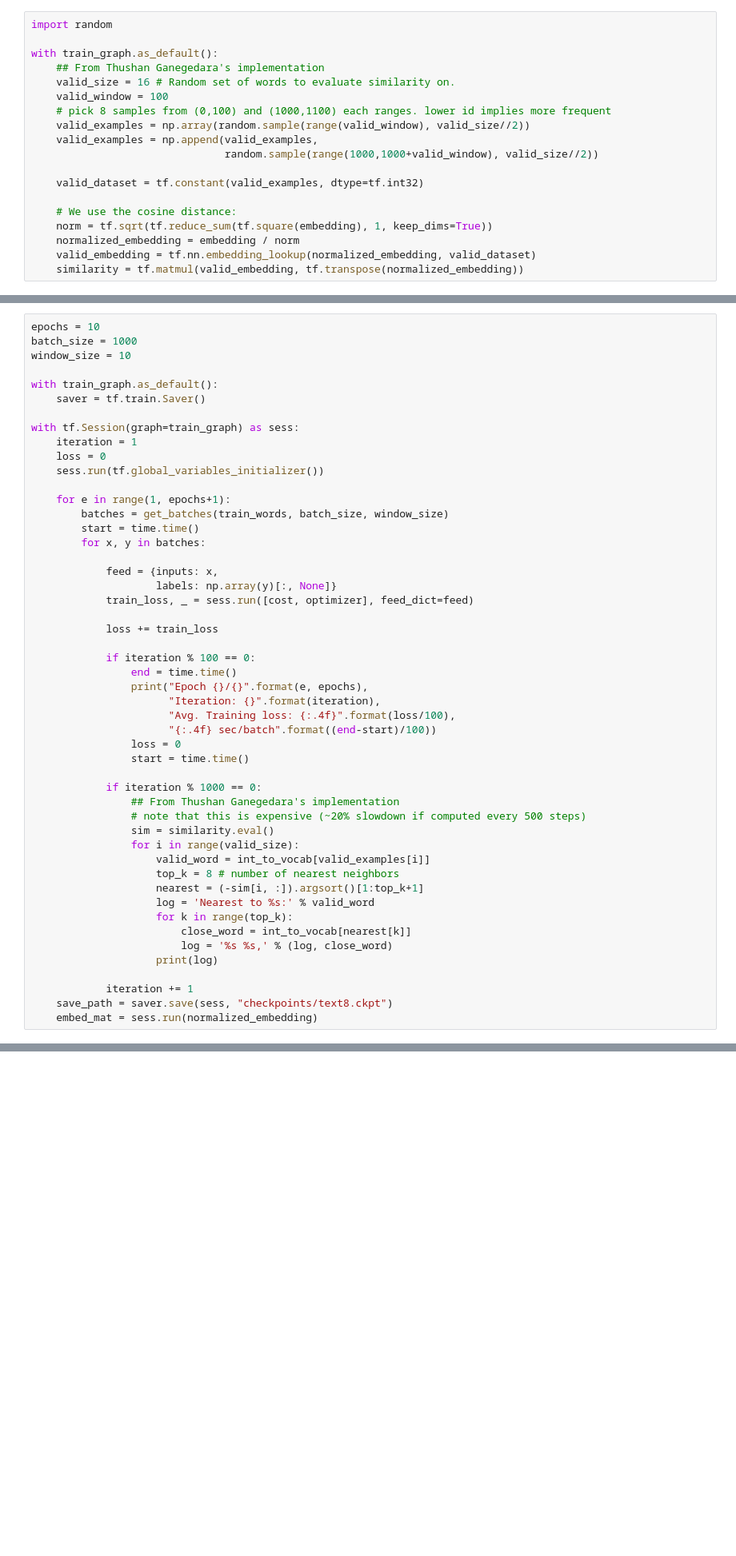
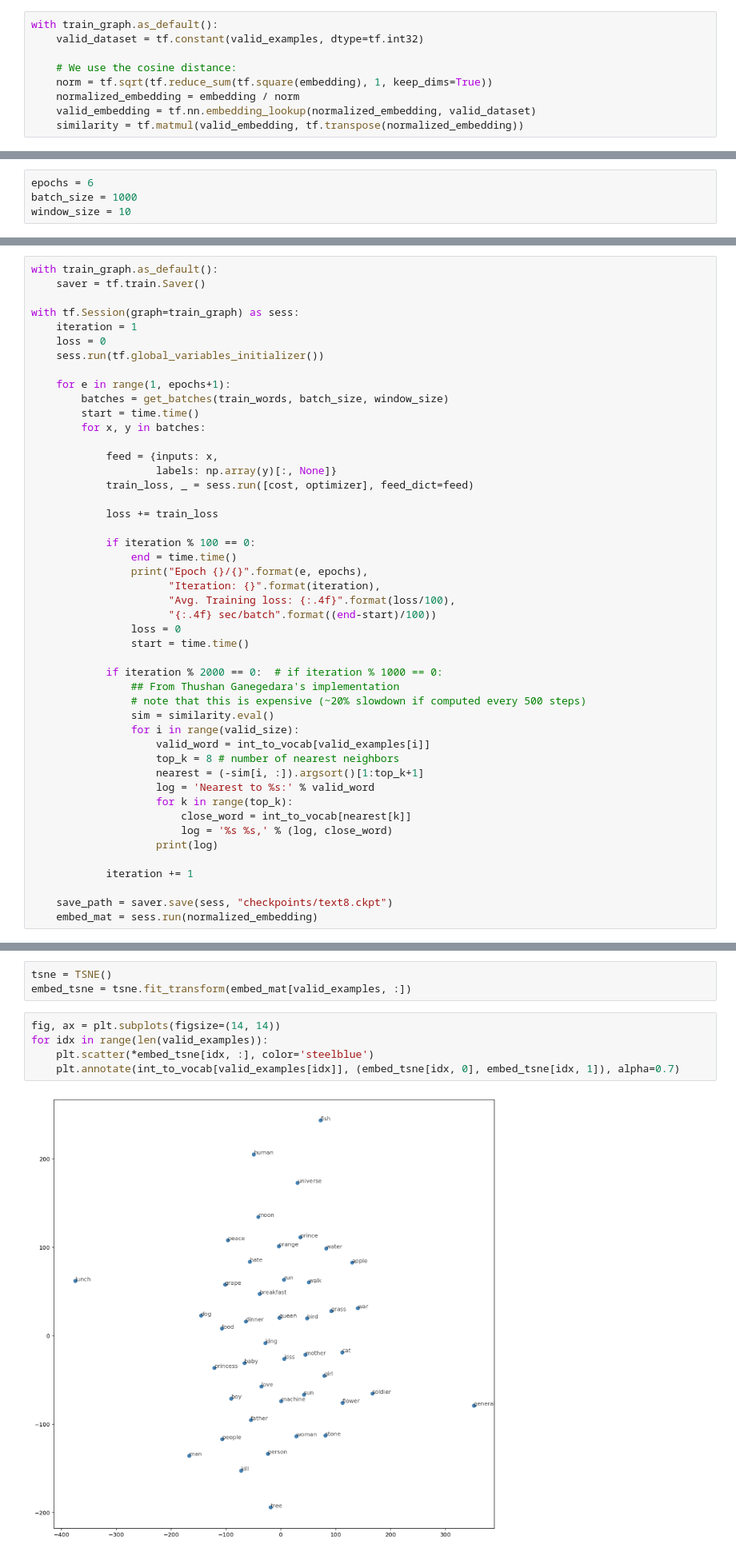
Before and after one commit to wexpect/udacity_deep_learning_foundation_nanodegress_program, a Jupyter notebook: part_4_recurrent_networks/lesson_5_embeddings_and_word2vec/embeddings/Skip-Gram_word2vec.ipynb, the cells around one changed output, grey strips where cells are left out. Shown at 80% size. Cells and saved outputs as stored; diff of their text form; blank space fills up the shorter version.

```diff
--- a/part_4_recurrent_networks/lesson_5_embeddings_and_word2vec/embeddings/Skip-Gram_word2vec.ipynb
+++ b/part_4_recurrent_networks/lesson_5_embeddings_and_word2vec/embeddings/Skip-Gram_word2vec.ipynb
@@ -336,15 +376,5 @@ random.sample(range(10), 4)
 # %%
-import random
-
 with train_graph.as_default():
-    ## From Thushan Ganegedara's implementation
-    valid_size = 16 # Random set of words to evaluate similarity on.
-    valid_window = 100
-    # pick 8 samples from (0,100) and (1000,1100) each ranges. lower id implies more frequent
-    valid_examples = np.array(random.sample(range(valid_window), valid_size//2))
-    valid_examples = np.append(valid_examples,
-                               random.sample(range(1000,1000+valid_window), valid_size//2))
-
     valid_dataset = tf.constant(valid_examples, dtype=tf.int32)
 
     # We use the cosine distance:
@@ -361,3 +391,7 @@ mkdir: checkpoints: File exists
 ## Training
 
 Below is the code to train the network. Every 100 batches it reports the training loss. Every 1000 batches, it'll print out the validation words.
+# %%
+epochs = 6
+batch_size = 1000
+window_size = 10
@@ -364,8 +403,4 @@ Below is the code to train the network. Every 100 batches it reports the trainin
 # %%
-epochs = 10
-batch_size = 1000
-window_size = 10
-
 with train_graph.as_default():
     saver = tf.train.Saver()
 
@@ -394,7 +429,7 @@ with tf.Session(graph=train_graph) as sess:
                 loss = 0
                 start = time.time()
 
-            if iteration % 1000 == 0:
+            if iteration % 2000 == 0:  # if iteration % 1000 == 0:
                 ## From Thushan Ganegedara's implementation
                 # note that this is expensive (~20% slowdown if computed every 500 steps)
                 sim = similarity.eval()
@@ -409,6 +444,7 @@ with tf.Session(graph=train_graph) as sess:
                     print(log)
 
             iteration += 1
+
     save_path = saver.save(sess, "checkpoints/text8.ckpt")
     embed_mat = sess.run(normalized_embedding)
 # %% [output]
@@ -447,0 +498,10 @@ for idx in range(viz_words):
+# %%
+tsne = TSNE()
+embed_tsne = tsne.fit_transform(embed_mat[valid_examples, :])
+# %%
+fig, ax = plt.subplots(figsize=(14, 14))
+for idx in range(len(valid_examples)):
+    plt.scatter(*embed_tsne[idx, :], color='steelblue')
+    plt.annotate(int_to_vocab[valid_examples[idx]], (embed_tsne[idx, 0], embed_tsne[idx, 1]), alpha=0.7)
+# %% [output]
+[figure, added]
```
Also changed, not shown: parts of 16 cells of this notebook, 3 other files.
